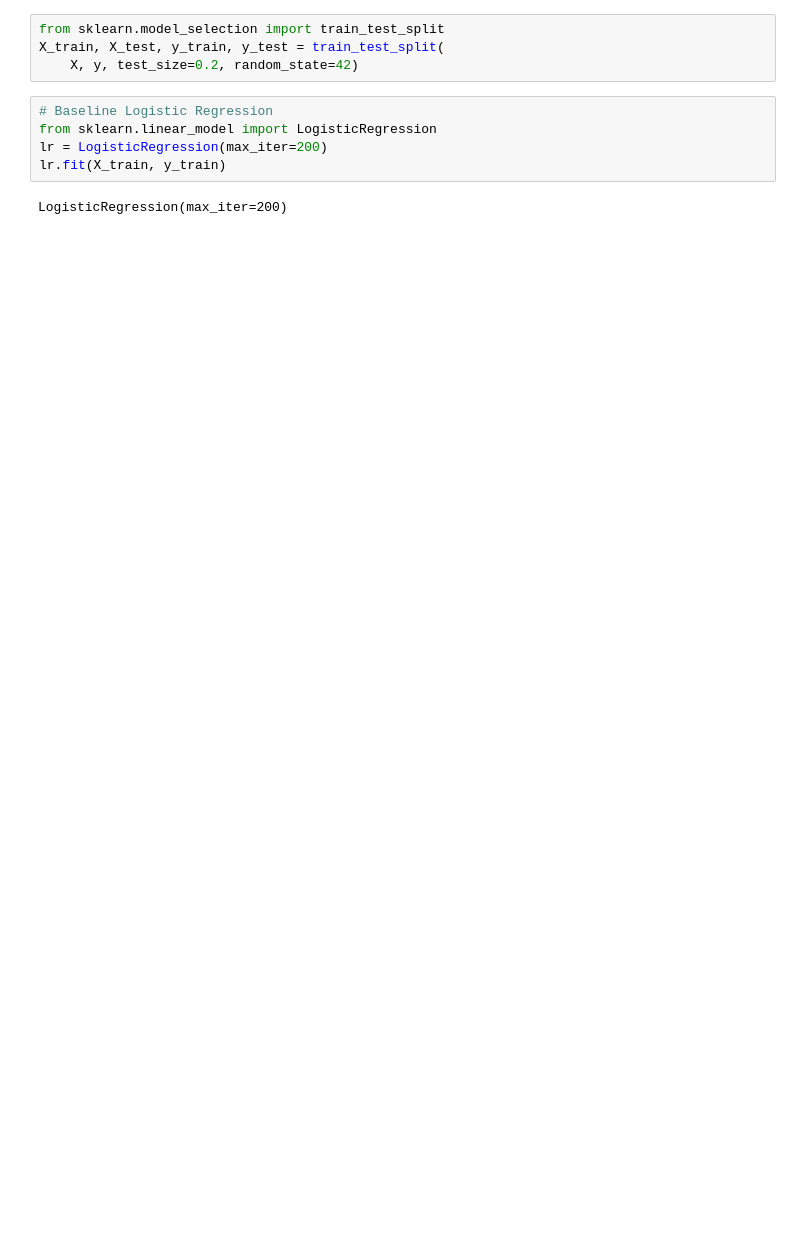
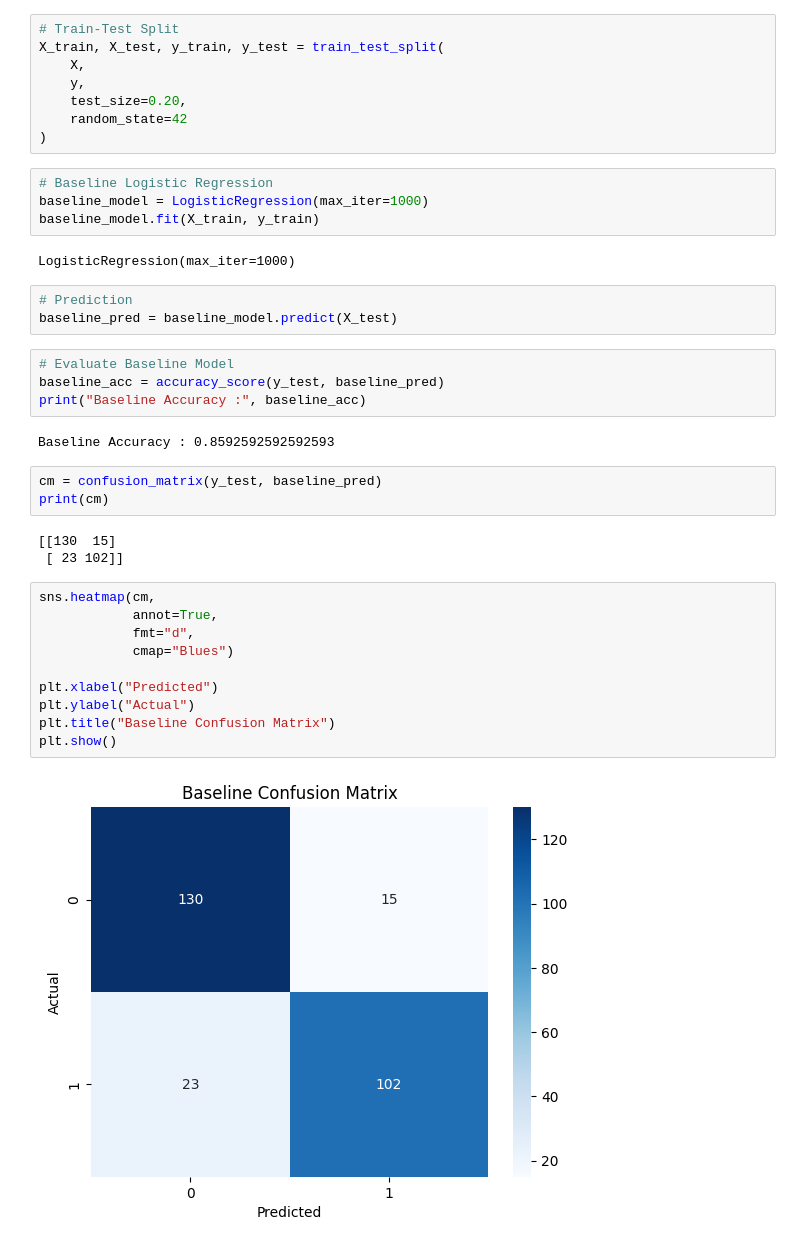
Before and after one commit to harshaiml/AIML-Prime, a Jupyter notebook: Machine Learning/Supervised ML/Supervised ML (Part -2)/Assignment Project/employee_turnover.ipynb, the cells around one changed output. Saved outputs shown, nothing was run; the diff lists cells and outputs as text; blank space fills up the shorter version.

```diff
--- a/Machine Learning/Supervised ML/Supervised ML (Part -2)/Assignment Project/employee_turnover_project.ipynb
+++ b/Machine Learning/Supervised ML/Supervised ML (Part -2)/Assignment Project/employee_turnover.ipynb
@@ -20,11 +64,41 @@ y = df['Employee_Turnover']
 # %%
-from sklearn.model_selection import train_test_split
+# Train-Test Split
 X_train, X_test, y_train, y_test = train_test_split(
-    X, y, test_size=0.2, random_state=42)
+    X,
+    y,
+    test_size=0.20,
+    random_state=42
+)
 # %%
 # Baseline Logistic Regression
-from sklearn.linear_model import LogisticRegression
-lr = LogisticRegression(max_iter=200)
-lr.fit(X_train, y_train)
+baseline_model = LogisticRegression(max_iter=1000)
+baseline_model.fit(X_train, y_train)
 # %% [output]
-LogisticRegression(max_iter=200)
+LogisticRegression(max_iter=1000)
+# %%
+# Prediction
+baseline_pred = baseline_model.predict(X_test)
+# %%
+# Evaluate Baseline Model
+baseline_acc = accuracy_score(y_test, baseline_pred)
+print("Baseline Accuracy :", baseline_acc)
+# %% [output]
+Baseline Accuracy : 0.8592592592592593
+# %%
+cm = confusion_matrix(y_test, baseline_pred)
+print(cm)
+# %% [output]
+[[130  15]
+ [ 23 102]]
+# %%
+sns.heatmap(cm,
+            annot=True,
+            fmt="d",
+            cmap="Blues")
+
+plt.xlabel("Predicted")
+plt.ylabel("Actual")
+plt.title("Baseline Confusion Matrix")
+plt.show()
+# %% [output]
+[figure, added]
```
Also changed, not shown: parts of 19 cells of this notebook.
